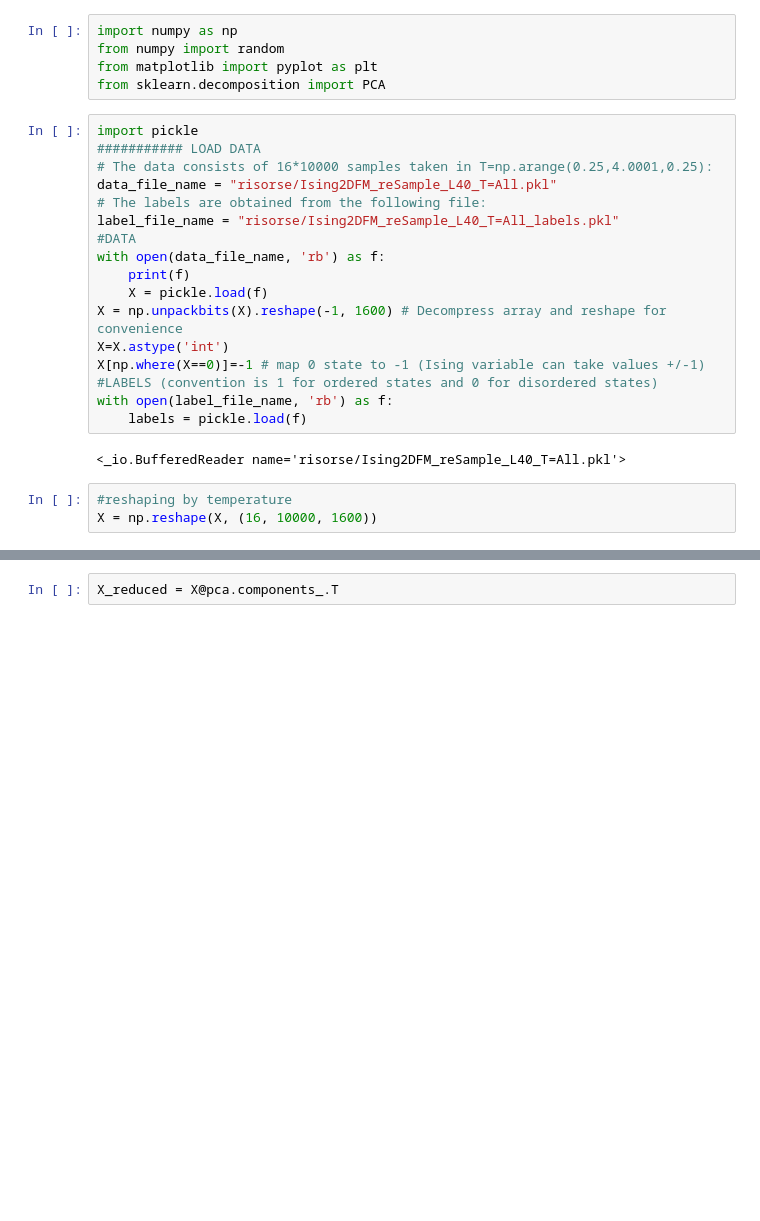
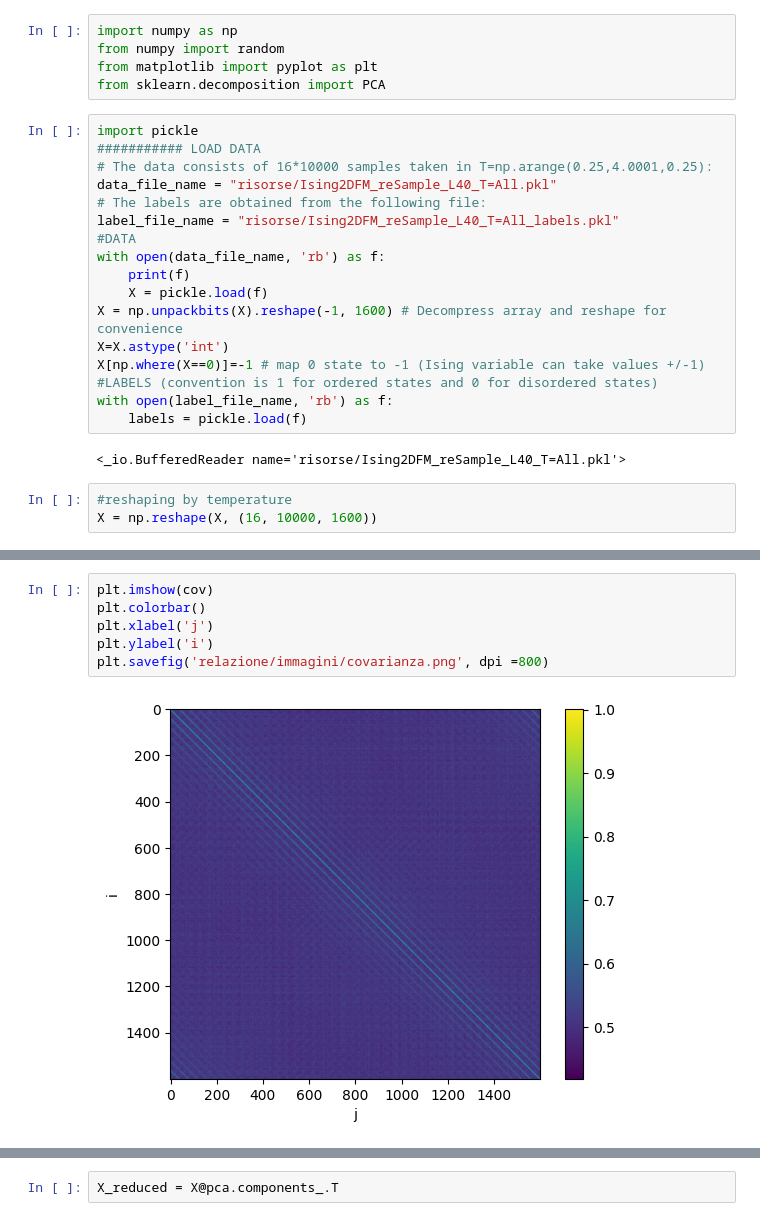
Before and after one commit to LazyLagrangian/data_science, a Jupyter notebook: lab5/esercizio2.ipynb, the cells around one changed output, grey strips where cells are left out. Saved outputs shown, nothing was run; the diff lists cells and outputs as text; blank space fills up the shorter version.

```diff
--- a/lab5/esercizio2.ipynb
+++ b/lab5/esercizio2.ipynb
@@ -70,4 +70,12 @@ array([[1.00062539, 0.69418386, 0.59287054, ..., 0.55909944, 0.6166354 ,
         1.00062539]])
+# %%
+plt.imshow(cov)
+plt.colorbar()
+plt.xlabel('j')
+plt.ylabel('i')
+plt.savefig('relazione/immagini/covarianza.png', dpi =800)
+# %% [output]
+[figure, added]
 # %%
 u, s, vt = np.linalg.svd(X)
 s
```
Also changed, not shown: parts of 9 cells of this notebook, 9 other files.
